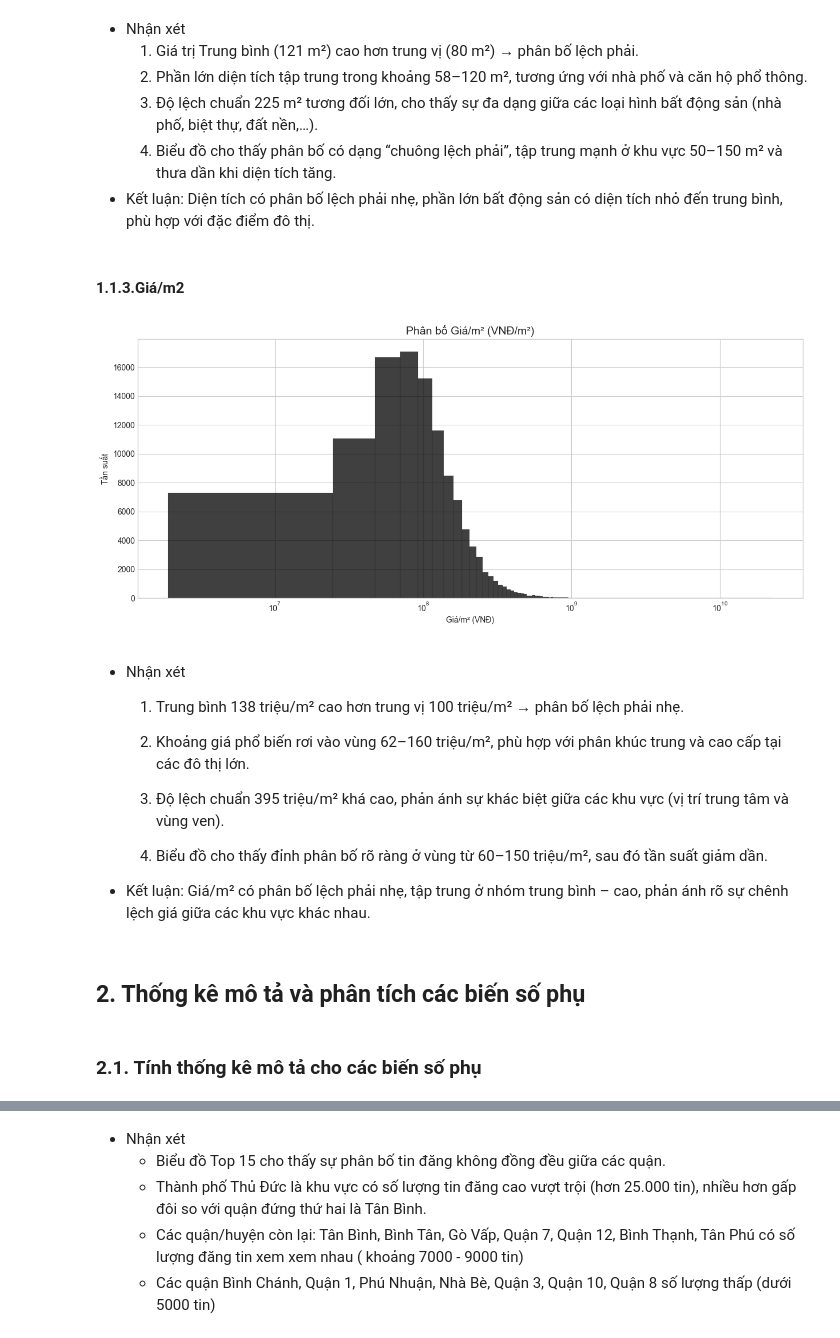
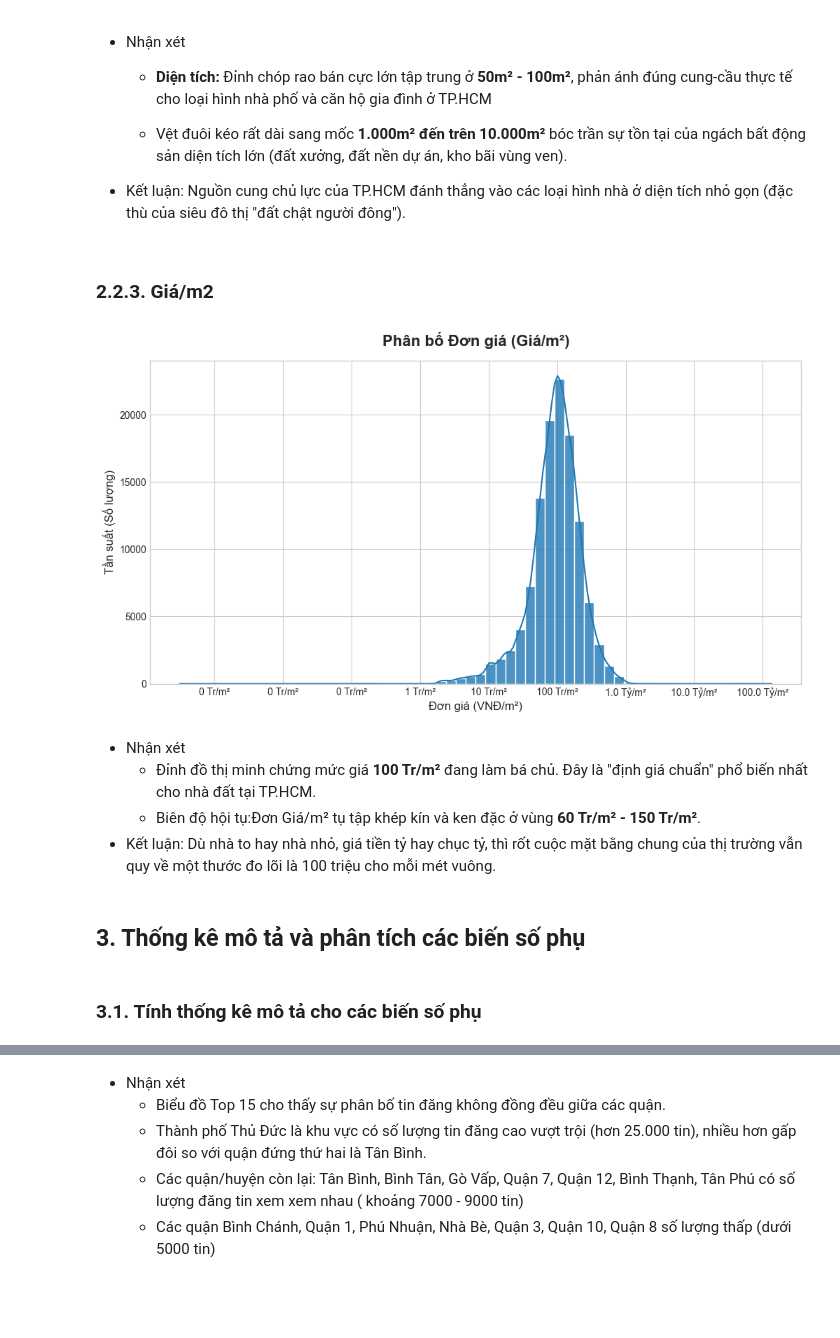
Before and after one commit to LeThanhTin4081/analyst-house-price, a Jupyter notebook: notebooks/eda/eda_bds_hcm.ipynb, the cells around one changed output, grey strips where cells are left out. Drawn from its saved outputs; the diff is of its cells as text; code cells hidden in the pictures; blank space fills up the shorter version.

```diff
--- a/notebooks/eda/eda_bds_hcm.ipynb
+++ b/notebooks/eda/eda_bds_hcm.ipynb
@@ -14,7 +22,7 @@ warnings.filterwarnings('ignore')
 pd.set_option('display.max_columns', None)
 pd.set_option('display.max_rows', 100)
 # %%
-file_path_clean = '../tien_xy_ly/fulldata_clean_4web.csv'
+file_path_clean = '../../data/processed/fulldata_clean_4web.csv'
 df_eda = pd.read_csv(file_path_clean)
 # %%
 print(f"Đã đọc xong file: {file_path_clean}")
@@ -131,38 +181,45 @@ plt.xscale('log' )
 # %% [markdown]
 * Nhận xét
-    1. Giá trị Trung bình (121 m²) cao hơn trung vị (80 m²) → phân bố lệch phải.
-    2. Phần lớn diện tích tập trung trong khoảng 58–120 m², tương ứng với nhà phố và căn hộ phổ thông.
-    3. Độ lệch chuẩn 225 m² tương đối lớn, cho thấy sự đa dạng giữa các loại hình bất động sản (nhà phố, biệt thự, đất nền,…).
-    4. Biểu đồ cho thấy phân bố có dạng “chuông lệch phải”, tập trung mạnh ở khu vực 50–150 m² và thưa dần khi diện tích tăng.
-* Kết luận: Diện tích có phân bố lệch phải nhẹ, phần lớn bất động sản có diện tích nhỏ đến trung bình, phù hợp với đặc điểm đô thị.
+    * **Diện tích:** Đỉnh chóp rao bán cực lớn tập trung ở **50m² - 100m²**, phản ánh đúng cung-cầu thực tế cho loại hình nhà phố và căn hộ gia đình ở TP.HCM
+
+    * Vệt đuôi kéo rất dài sang mốc **1.000m² đến trên 10.000m²** bóc trần sự tồn tại của ngách bất động sản diện tích lớn (đất xưởng, đất nền dự án, kho bãi vùng ven).
+
+* Kết luận: Nguồn cung chủ lực của TP.HCM đánh thẳng vào các loại hình nhà ở diện tích nhỏ gọn (đặc thù của siêu đô thị "đất chật người đông").
 # %% [markdown]
-#### **1.1.3.Giá/m2**
+### **2.2.3. Giá/m2**
 # %%
 plt.style.use('seaborn-v0_8-whitegrid')
-plt.figure(figsize=(15, 20))
-plt.subplot(3, 1, 3)
-sns.histplot(df_eda['Gia_m2'], bins=1000, color='black')
-plt.title('Phân bố Giá/m² (VNĐ/m²)', fontsize=14)
-plt.xlabel('Giá/m² (VNĐ)')
-plt.ylabel('Tần suất')
-plt.xscale('log')
+plt.figure(figsize=(12, 6))
+# Vẽ biểu đồ Histogram (log-scale) cho Giá/m²
+sns.histplot(
+    data=df_eda,
+    x='Gia_m2',
+    bins=60,
+    color='#1f77b4',
+    edgecolor='white',
+    kde=True,
+    log_scale=True,
+    alpha=0.8,
+    line_kws={'color': 'red', 'linewidth': 1.5}
+)
+plt.title('Phân bố Đơn giá (Giá/m²)', fontsize=16, fontweight='bold', pad=15)
+plt.xlabel('Đơn giá (VNĐ/m²)', fontsize=12)
+plt.ylabel('Tần suất (Số lượng)', fontsize=12)
+# Khắc phục định dạng 10^8: Hiển thị chữ 'Tr/m²' (dưới 1 tỷ) hoặc 'Tỷ/m²' (từ 1 tỷ trở lên)
+formatter = ticker.FuncFormatter(lambda x, pos: f"{x/1e6:,.0f} Tr/m²" if x < 1e9 else f"{x/1e9:,.1f} Tỷ/m²")
+plt.gca().xaxis.set_major_formatter(formatter)
+plt.show()
 # %% [output]
-[figure, old version]
+[figure, new version]
 # %% [markdown]
 * Nhận xét
-    1. Trung bình 138 triệu/m² cao hơn trung vị 100 triệu/m² → phân bố lệch phải nhẹ.
-
-    2. Khoảng giá phổ biến rơi vào vùng 62–160 triệu/m², phù hợp với phân khúc trung và cao cấp tại các đô thị lớn.
-
-    3. Độ lệch chuẩn 395 triệu/m² khá cao, phản ánh sự khác biệt giữa các khu vực (vị trí trung tâm và vùng ven).
-
-    4. Biểu đồ cho thấy đỉnh phân bố rõ ràng ở vùng từ 60–150 triệu/m², sau đó tần suất giảm dần.
-
-* Kết luận: Giá/m² có phân bố lệch phải nhẹ, tập trung ở nhóm trung bình – cao, phản ánh rõ sự chênh lệch giá giữa các khu vực khác nhau.
+    * Đỉnh đồ thị minh chứng mức giá **100 Tr/m²** đang làm bá chủ. Đây là "định giá chuẩn" phổ biến nhất cho nhà đất tại TP.HCM.
+    * Biên độ hội tụ:Đơn Giá/m² tụ tập khép kín và ken đặc ở vùng **60 Tr/m² - 150 Tr/m²**.
+* Kết luận: Dù nhà to hay nhà nhỏ, giá tiền tỷ hay chục tỷ, thì rốt cuộc mặt bằng chung của thị trường vẫn quy về một thước đo lõi là 100 triệu cho mỗi mét vuông.
 # %% [markdown]
-## **2. Thống kê mô tả và phân tích các biến số phụ**
+## **3. Thống kê mô tả và phân tích các biến số phụ**
 # %% [markdown]
-### **2.1. Tính thống kê mô tả cho các biến số phụ**
+### **3.1. Tính thống kê mô tả cho các biến số phụ**
 # %%
 # Chọn các cột cần phân tích
 cols_secondary_numeric = [
```
Also changed, not shown: parts of 99 cells of this notebook, 7 other files.
